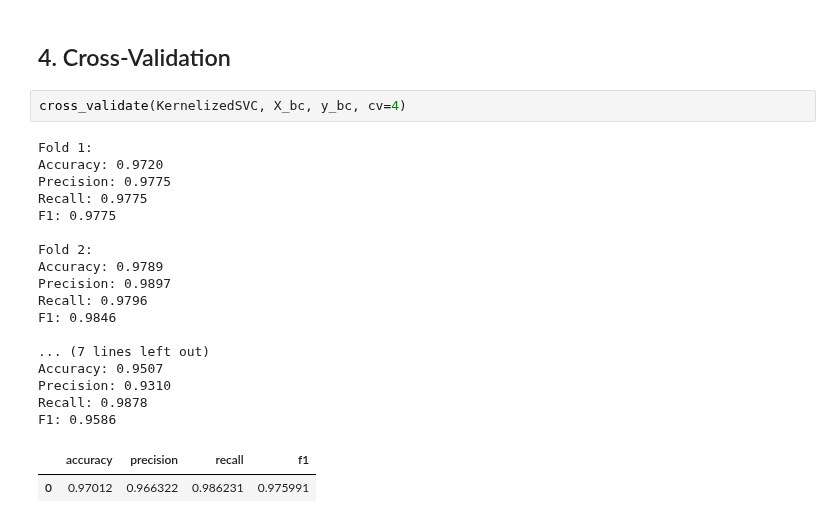
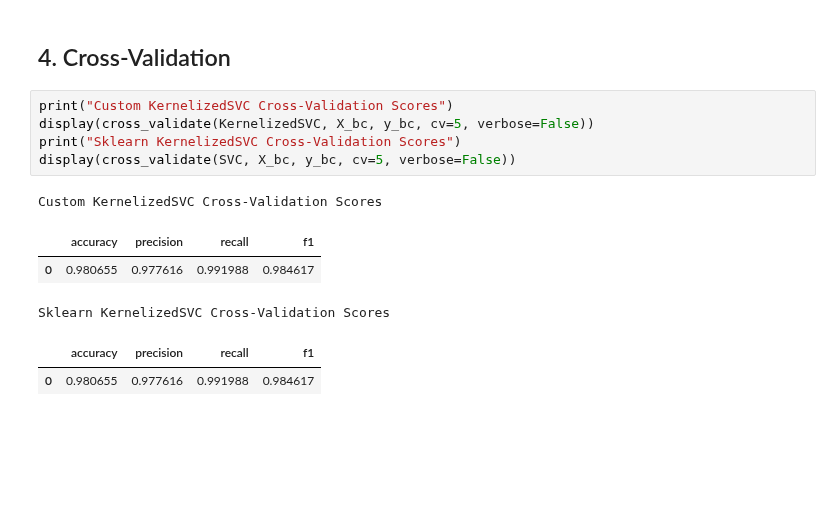
Before and after one commit to EyadMostafa/ml-from-scratch, a Jupyter notebook: notebooks/kernelized_svc.ipynb, the cells around one changed output. Drawn from its saved outputs; the diff is of its cells as text; blank space fills up the shorter version.

```diff
--- a/notebooks/kernelized_svc.ipynb
+++ b/notebooks/kernelized_svc.ipynb
@@ -99,24 +112,14 @@ plt.tight_layout()
 # %% [markdown]
 ## 4. Cross-Validation
 # %%
-cross_validate(KernelizedSVC, X_bc, y_bc, cv=4)
+print("Custom KernelizedSVC Cross-Validation Scores")
+display(cross_validate(KernelizedSVC, X_bc, y_bc, cv=5, verbose=False))
+print("Sklearn KernelizedSVC Cross-Validation Scores")
+display(cross_validate(SVC, X_bc, y_bc, cv=5, verbose=False))
 # %% [output]
-Fold 1:
-Accuracy: 0.9720
-Precision: 0.9775
-Recall: 0.9775
-F1: 0.9775
-
-Fold 2:
-Accuracy: 0.9789
-Precision: 0.9897
-Recall: 0.9796
-F1: 0.9846
-
-... (7 lines left out)
-Accuracy: 0.9507
-Precision: 0.9310
-Recall: 0.9878
-F1: 0.9586
+Custom KernelizedSVC Cross-Validation Scores
 |  | accuracy | precision | recall | f1 |
-| 0 | 0.97012 | 0.966322 | 0.986231 | 0.975991 |
+| 0 | 0.980655 | 0.977616 | 0.991988 | 0.984617 |
+Sklearn KernelizedSVC Cross-Validation Scores
+|  | accuracy | precision | recall | f1 |
+| 0 | 0.980655 | 0.977616 | 0.991988 | 0.984617 |
```
Also changed, not shown: parts of 6 cells of this notebook, 4 other files.
